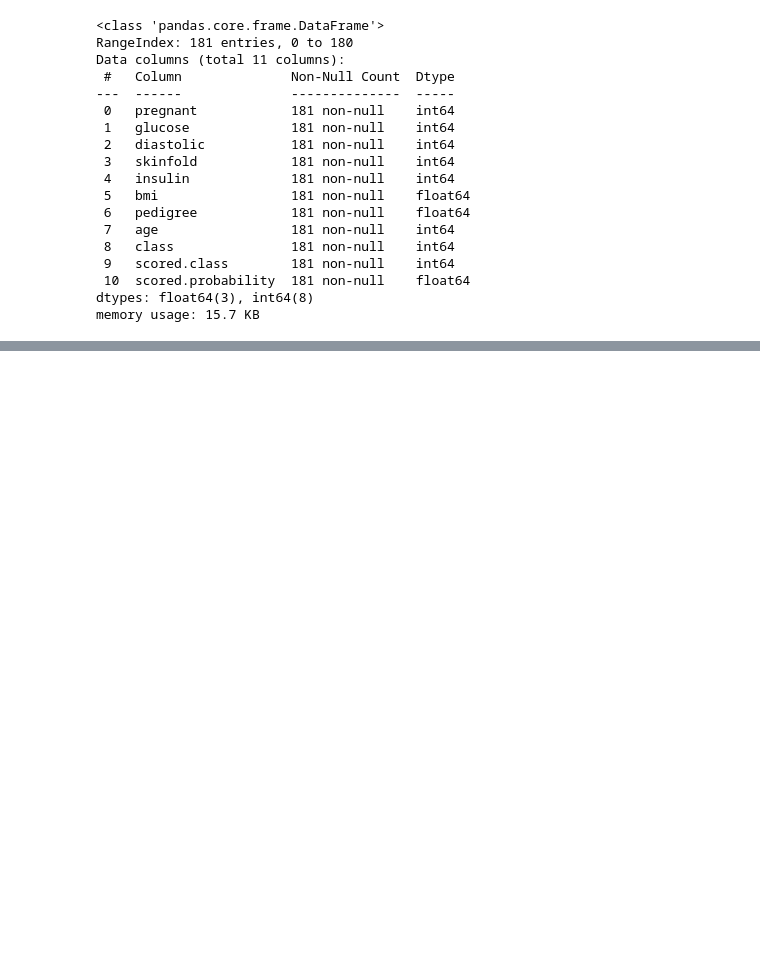
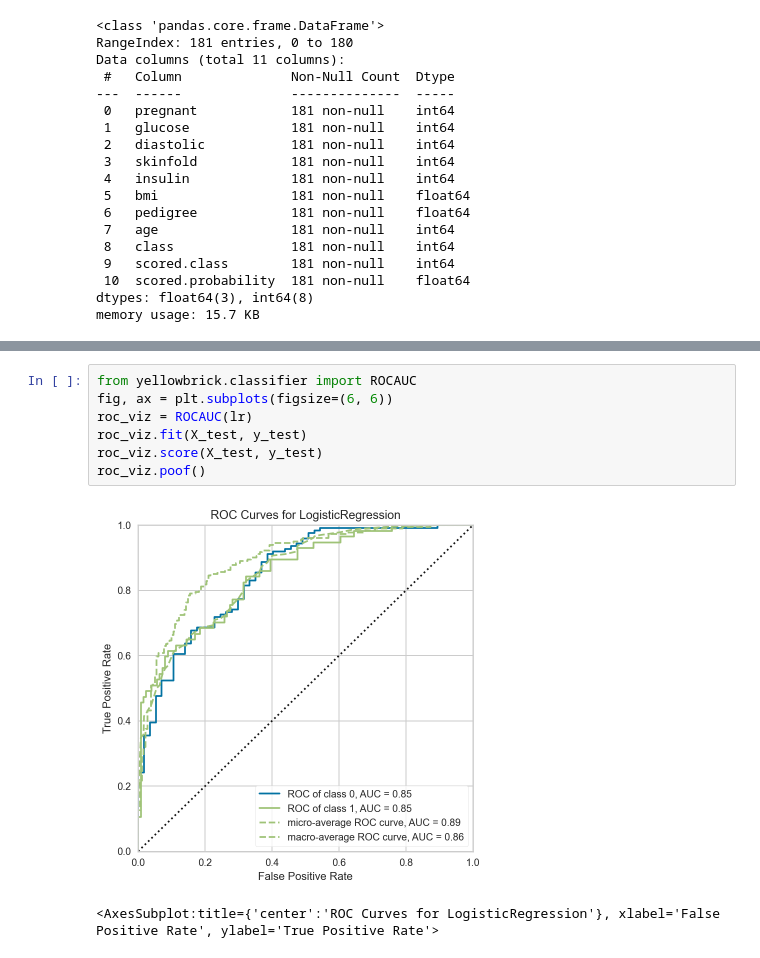
Before and after one commit to Yuehao-Wang/DAV-6150, a Jupyter notebook: Y_Wang_M5_assn_.ipynb, the cells around one changed output, grey strips where cells are left out. Drawn from its saved outputs; the diff is of its cells as text; blank space fills up the shorter version.

```diff
--- a/Y_Wang_M5_assn_.ipynb
+++ b/Y_Wang_M5_assn_.ipynb
@@ -74,0 +639,10 @@ memory usage: 15.7 KB
+# %%
+from yellowbrick.classifier import ROCAUC
+fig, ax = plt.subplots(figsize=(6, 6))
+roc_viz = ROCAUC(lr)
+roc_viz.fit(X_test, y_test)
+roc_viz.score(X_test, y_test)
+roc_viz.poof()
+# %% [output]
+[figure, added]
+<AxesSubplot:title={'center':'ROC Curves for LogisticRegression'}, xlabel='False Positive Rate', ylabel='True Positive Rate'>
```
Also changed, not shown: parts of 89 cells of this notebook, 11 other files.
